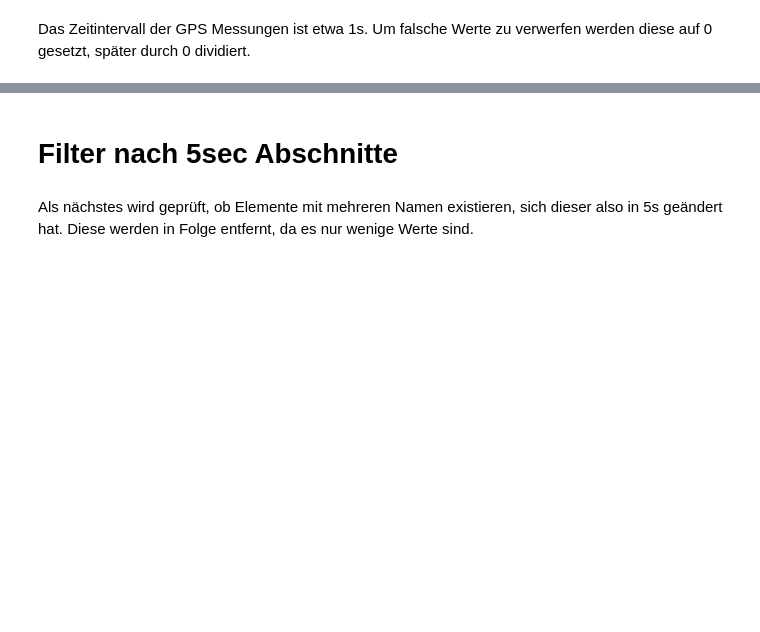
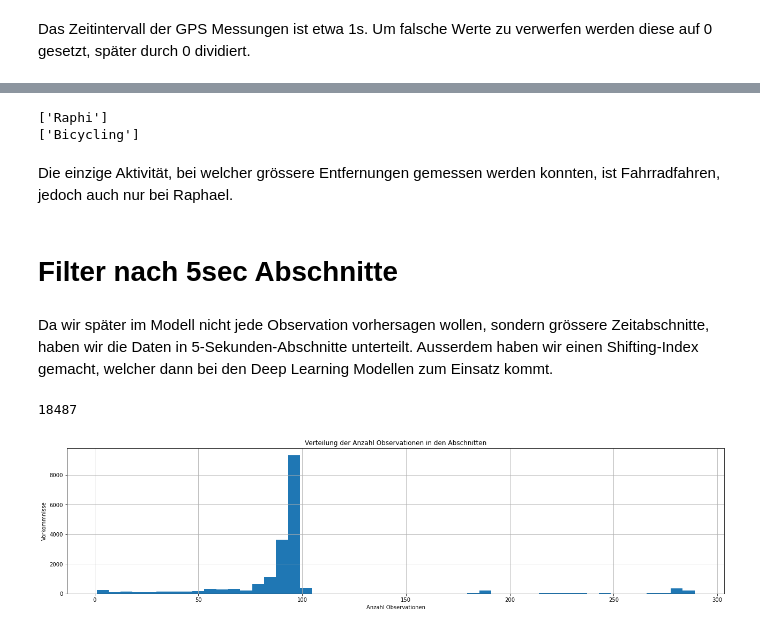
Before and after one commit to phyti1/ds_activity_tracker, a Jupyter notebook: Group_PB_RS_SL/models.ipynb, the cells around one changed output, grey strips where cells are left out. Cells and saved outputs as stored; diff of their text form; code cells hidden in the pictures; blank space fills up the shorter version.

```diff
--- a/Group_PB_RS_SL/models.ipynb
+++ b/Group_PB_RS_SL/models.ipynb
@@ -183,16 +301,36 @@ plt.show()
+# %%
+print(df_clean[df_clean["kmh"] > 0].name.unique())
+print(df_clean[df_clean["kmh"] > 0].activity.unique())
+# %% [output]
+['Raphi']
+['Bicycling']
+# %% [markdown]
+Die einzige Aktivität, bei welcher grössere Entfernungen gemessen werden konnten, ist Fahrradfahren, jedoch auch nur bei Raphael.
 # %% [markdown]
 # Filter nach 5sec Abschnitte
+# %% [markdown]
+Da wir später im Modell nicht jede Observation vorhersagen wollen, sondern grössere Zeitabschnitte, haben wir die Daten in 5-Sekunden-Abschnitte unterteilt. Ausserdem haben wir einen Shifting-Index gemacht, welcher dann bei den Deep Learning Modellen zum Einsatz kommt.
 # %%
-old_time = pd.to_datetime("01.01.2021 00:00:00")
+old_time = pd.to_datetime("01.01.2022 00:00:00")
 
-df_clean["5s_index"] = (df_clean["time"] - old_time).dt.total_seconds() // 5 * 5
-# df_clean["5s_index"].value_counts()
+df_clean[f"5s_index_"] = ((df_clean["time"] - old_time).dt.total_seconds() // 5)
+df_clean[f"5s_index0"] = ((df_clean["time"] - old_time).dt.total_seconds() // 5)
+for i  in range(1, 5):
+    df_clean[f"5s_index{i}"] = df_clean[f"5s_index0"].shift(round(i * 90/5))
+
+# inplace shifted values at the beginning
+df_clean.fillna(0, inplace=True)
 # %%
-df_wind = df_clean.groupby("5s_index")
+groups = ["5s_index0", "name", "activity"]
+df_wind = df_clean.groupby(groups)
 # print group count
 print(df_wind.size().count())
 # count elements per group
 df_wind.size().hist(figsize=(22, 5), bins=50)
+plt.title("Verteilung der Anzahl Observationen in den Abschnitten")
+plt.xlabel("Anzahl Observationen")
+plt.ylabel("Vorkommnisse")
 plt.show()
+# %% [output]
+18487
+[figure, added]
-# %% [markdown]
-Als nächstes wird geprüft, ob Elemente mit mehreren Namen existieren, sich dieser also in 5s geändert hat. Diese werden in Folge entfernt, da es nur wenige Werte sind.
```
Also changed, not shown: parts of 108 cells of this notebook, 9 other files.
